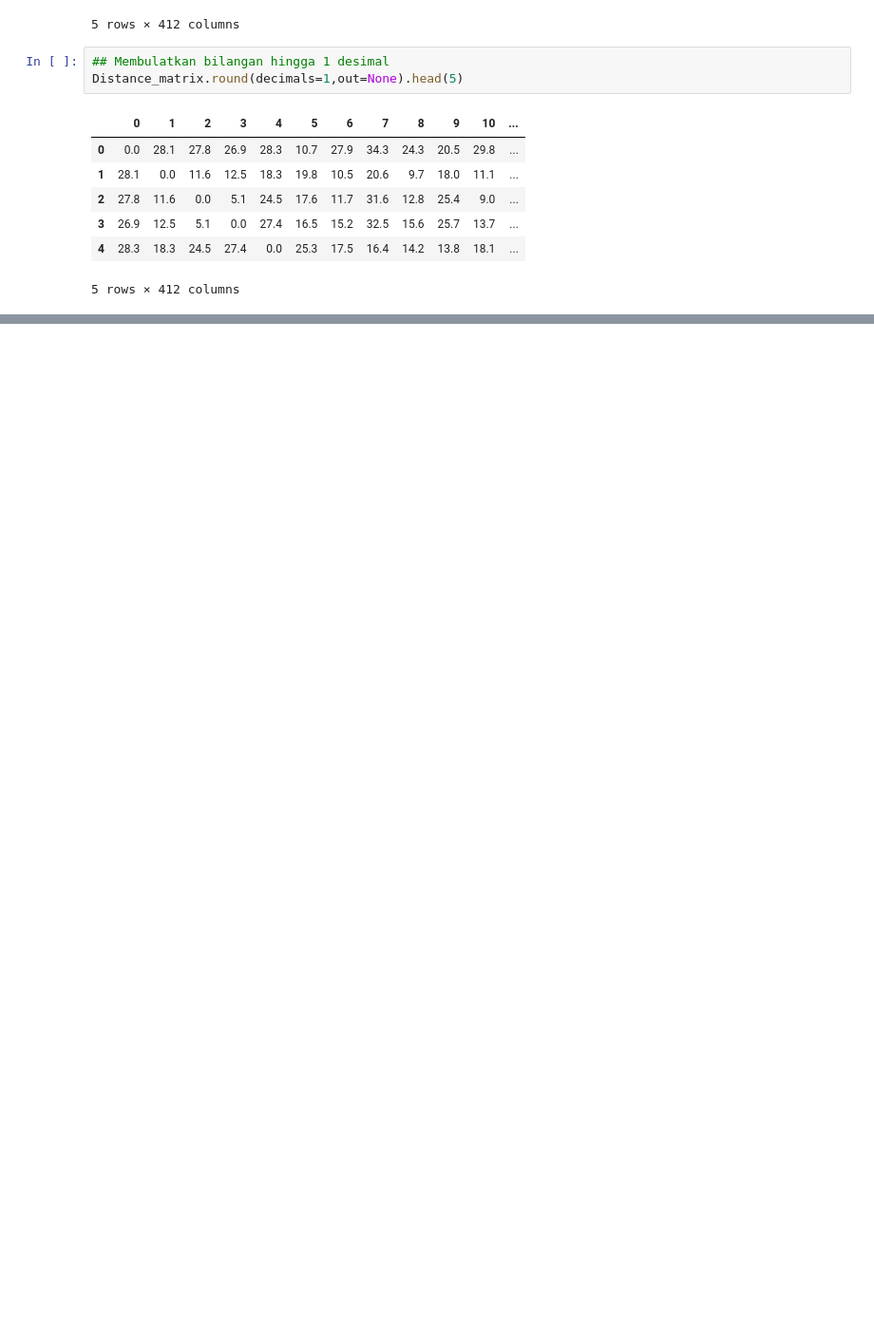
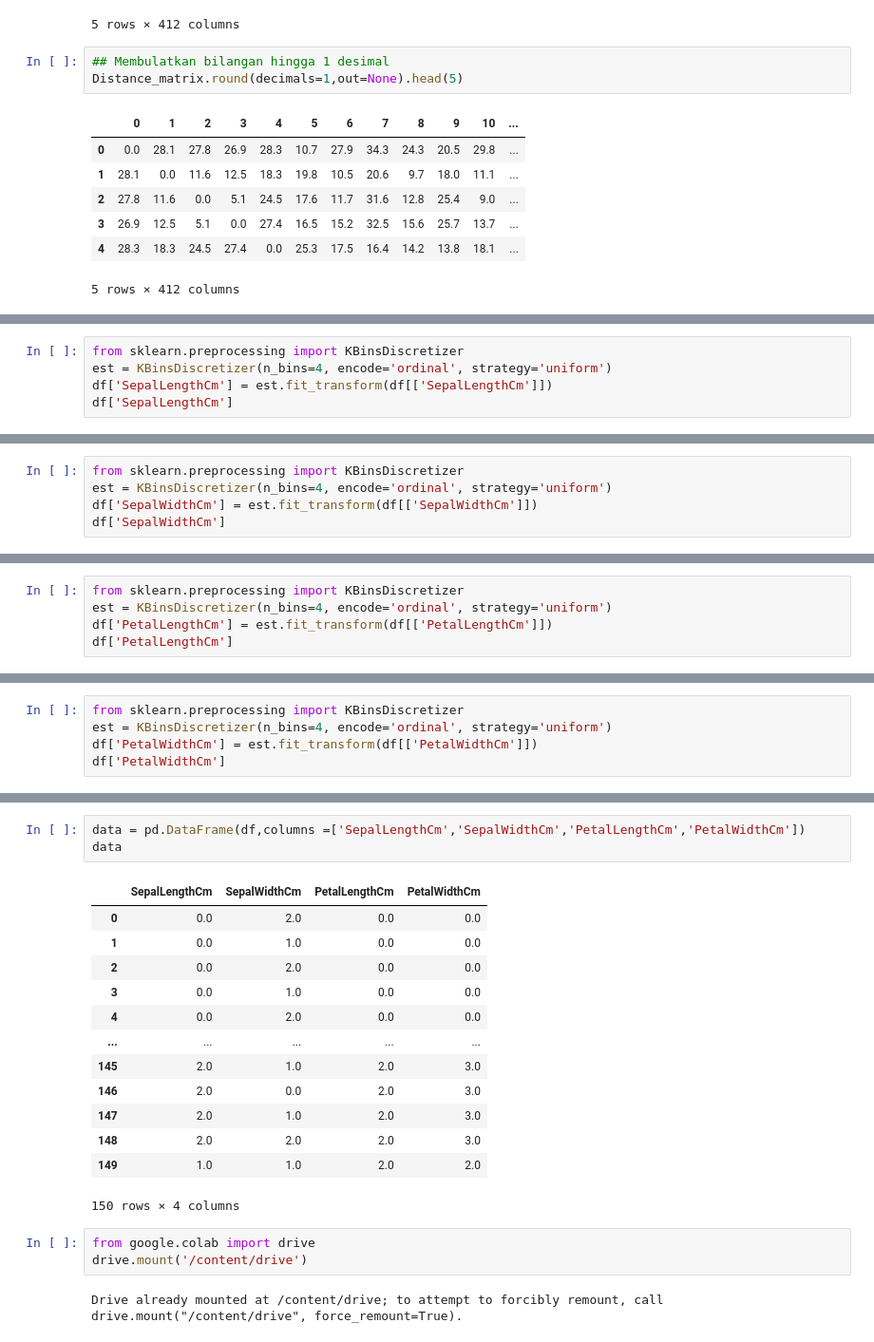
Before and after one commit to Nauvaldi/Dataset, a Jupyter notebook: notebooks.ipynb, the cells around one changed output, grey strips where cells are left out. Shown at 95% size. Cells and saved outputs as stored; diff of their text form; blank space fills up the shorter version.

```diff
--- a/notebooks.ipynb
+++ b/notebooks.ipynb
@@ -268,0 +305,5 @@ Distance_matrix.round(decimals=1,out=None).head(5)
+# %%
+from sklearn.preprocessing import KBinsDiscretizer
+est = KBinsDiscretizer(n_bins=4, encode='ordinal', strategy='uniform')
+df['SepalLengthCm'] = est.fit_transform(df[['SepalLengthCm']])
+df['SepalLengthCm']
@@ -268,0 +340,5 @@ Distance_matrix.round(decimals=1,out=None).head(5)
+# %%
+from sklearn.preprocessing import KBinsDiscretizer
+est = KBinsDiscretizer(n_bins=4, encode='ordinal', strategy='uniform')
+df['SepalWidthCm'] = est.fit_transform(df[['SepalWidthCm']])
+df['SepalWidthCm']
@@ -268,0 +375,5 @@ Distance_matrix.round(decimals=1,out=None).head(5)
+# %%
+from sklearn.preprocessing import KBinsDiscretizer
+est = KBinsDiscretizer(n_bins=4, encode='ordinal', strategy='uniform')
+df['PetalLengthCm'] = est.fit_transform(df[['PetalLengthCm']])
+df['PetalLengthCm']
@@ -268,0 +410,5 @@ Distance_matrix.round(decimals=1,out=None).head(5)
+# %%
+from sklearn.preprocessing import KBinsDiscretizer
+est = KBinsDiscretizer(n_bins=4, encode='ordinal', strategy='uniform')
+df['PetalWidthCm'] = est.fit_transform(df[['PetalWidthCm']])
+df['PetalWidthCm']
@@ -268,0 +445,22 @@ Distance_matrix.round(decimals=1,out=None).head(5)
+# %%
+data = pd.DataFrame(df,columns =['SepalLengthCm','SepalWidthCm','PetalLengthCm','PetalWidthCm'])
+data
+# %% [output]
+|  | SepalLengthCm | SepalWidthCm | PetalLengthCm | PetalWidthCm |
+| 0 | 0.0 | 2.0 | 0.0 | 0.0 |
+| 1 | 0.0 | 1.0 | 0.0 | 0.0 |
+| 2 | 0.0 | 2.0 | 0.0 | 0.0 |
+| 3 | 0.0 | 1.0 | 0.0 | 0.0 |
+| 4 | 0.0 | 2.0 | 0.0 | 0.0 |
+| ... | ... | ... | ... | ... |
+| 145 | 2.0 | 1.0 | 2.0 | 3.0 |
+| 146 | 2.0 | 0.0 | 2.0 | 3.0 |
+| 147 | 2.0 | 1.0 | 2.0 | 3.0 |
+| 148 | 2.0 | 2.0 | 2.0 | 3.0 |
+| 149 | 1.0 | 1.0 | 2.0 | 2.0 |
+150 rows × 4 columns
+# %%
+from google.colab import drive
+drive.mount('/content/drive')
+# %% [output]
+Drive already mounted at /content/drive; to attempt to forcibly remount, call drive.mount("/content/drive", force_remount=True).
```
Also changed, not shown: parts of 14 cells of this notebook.
